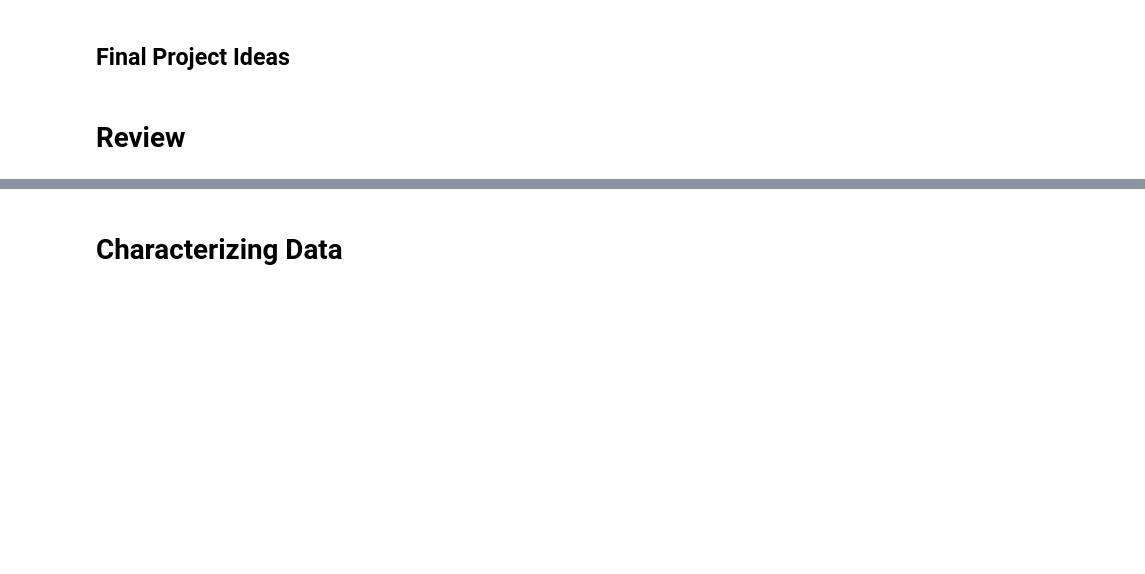
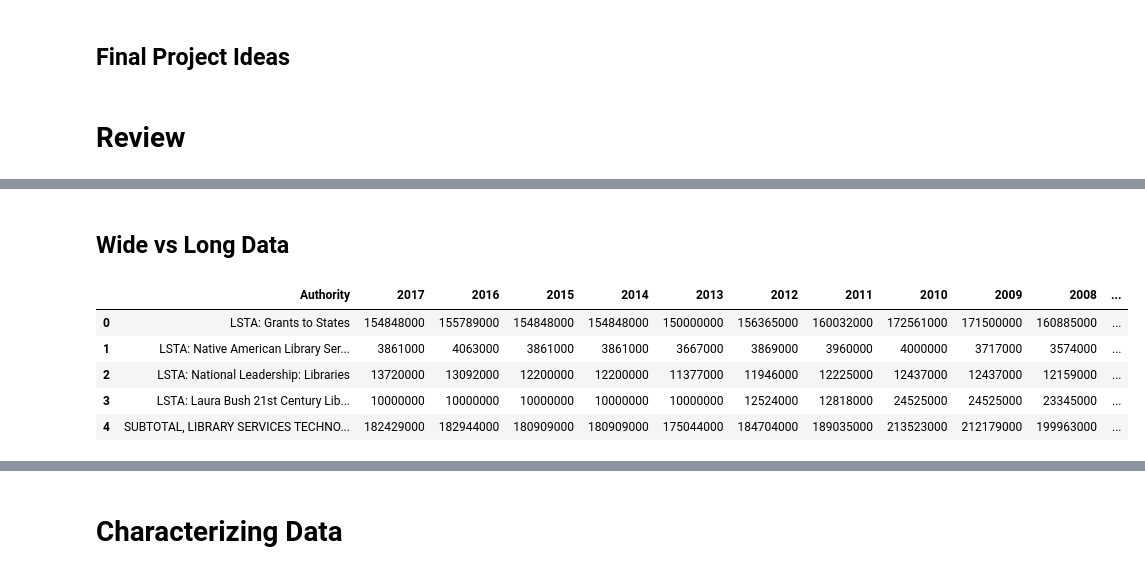
Before and after one commit to organisciak/Scripting-Course, a Jupyter notebook: slides/06-visualization.ipynb, the cells around one changed output, grey strips where cells are left out. Saved outputs shown, nothing was run; the diff lists cells and outputs as text; code cells hidden in the pictures; blank space fills up the shorter version.

```diff
--- a/slides/06-visualization.ipynb
+++ b/slides/06-visualization.ipynb
@@ -18,0 +136,12 @@ import pandas as pd
+# %% [markdown]
+## Wide vs Long Data
+# %%
+app = pd.read_csv('../data/IMLS_Appropriations__FY_2002-2017_.csv')
+app.head()
+# %% [output]
+|  | Authority | 2017 | 2016 | 2015 | 2014 | 2013 | 2012 | 2011 | 2010 | 2009 | 2008 | ... |
+| 0 | LSTA: Grants to States | 154848000 | 155789000 | 154848000 | 154848000 | 150000000 | 156365000 | 160032000 | 172561000 | 171500000 | 160885000 | ... |
+| 1 | LSTA: Native American Library Ser... | 3861000 | 4063000 | 3861000 | 3861000 | 3667000 | 3869000 | 3960000 | 4000000 | 3717000 | 3574000 | ... |
+| 2 | LSTA: National Leadership: Libraries | 13720000 | 13092000 | 12200000 | 12200000 | 11377000 | 11946000 | 12225000 | 12437000 | 12437000 | 12159000 | ... |
+| 3 | LSTA: Laura Bush 21st Century Lib... | 10000000 | 10000000 | 10000000 | 10000000 | 10000000 | 12524000 | 12818000 | 24525000 | 24525000 | 23345000 | ... |
+| 4 | SUBTOTAL, LIBRARY SERVICES TECHNO... | 182429000 | 182944000 | 180909000 | 180909000 | 175044000 | 184704000 | 189035000 | 213523000 | 212179000 | 199963000 | ... |
```
Also changed, not shown: parts of 30 cells of this notebook, 9 other files.
